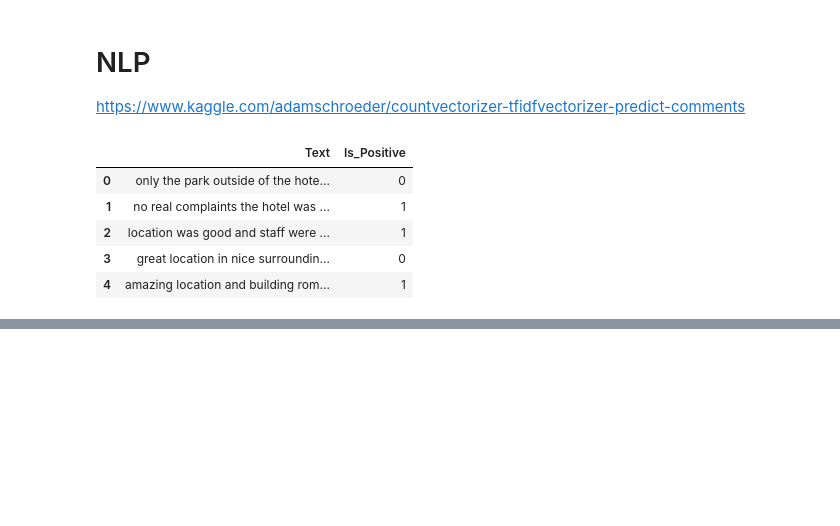
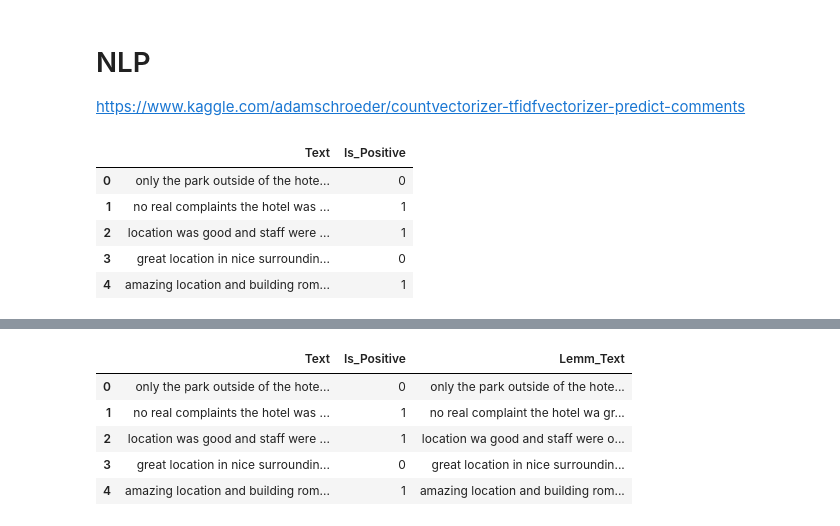
Before and after one commit to LuigiCerone/Hotel-Reviews-Data-Analysis, a Jupyter notebook: Hotel_Reviews_Copia_Lavoro_Giggi.ipynb, the cells around one changed output, grey strips where cells are left out. Cells and saved outputs as stored; diff of their text form; code cells hidden in the pictures; blank space fills up the shorter version.

```diff
--- a/Hotel_Reviews_Copia_Lavoro_Giggi.ipynb
+++ b/Hotel_Reviews_Copia_Lavoro_Giggi.ipynb
@@ -724,0 +783,9 @@ text_df.head()
+# %%
+text_df.head()
+# %% [output]
+|  | Text | Is_Positive | Lemm_Text |
+| 0 | only the park outside of the hote... | 0 | only the park outside of the hote... |
+| 1 | no real complaints the hotel was ... | 1 | no real complaint the hotel wa gr... |
+| 2 | location was good and staff were ... | 1 | location wa good and staff were o... |
+| 3 | great location in nice surroundin... | 0 | great location in nice surroundin... |
+| 4 | amazing location and building rom... | 1 | amazing location and building rom... |
```
Also changed, not shown: parts of 23 cells of this notebook, 1 other file.
